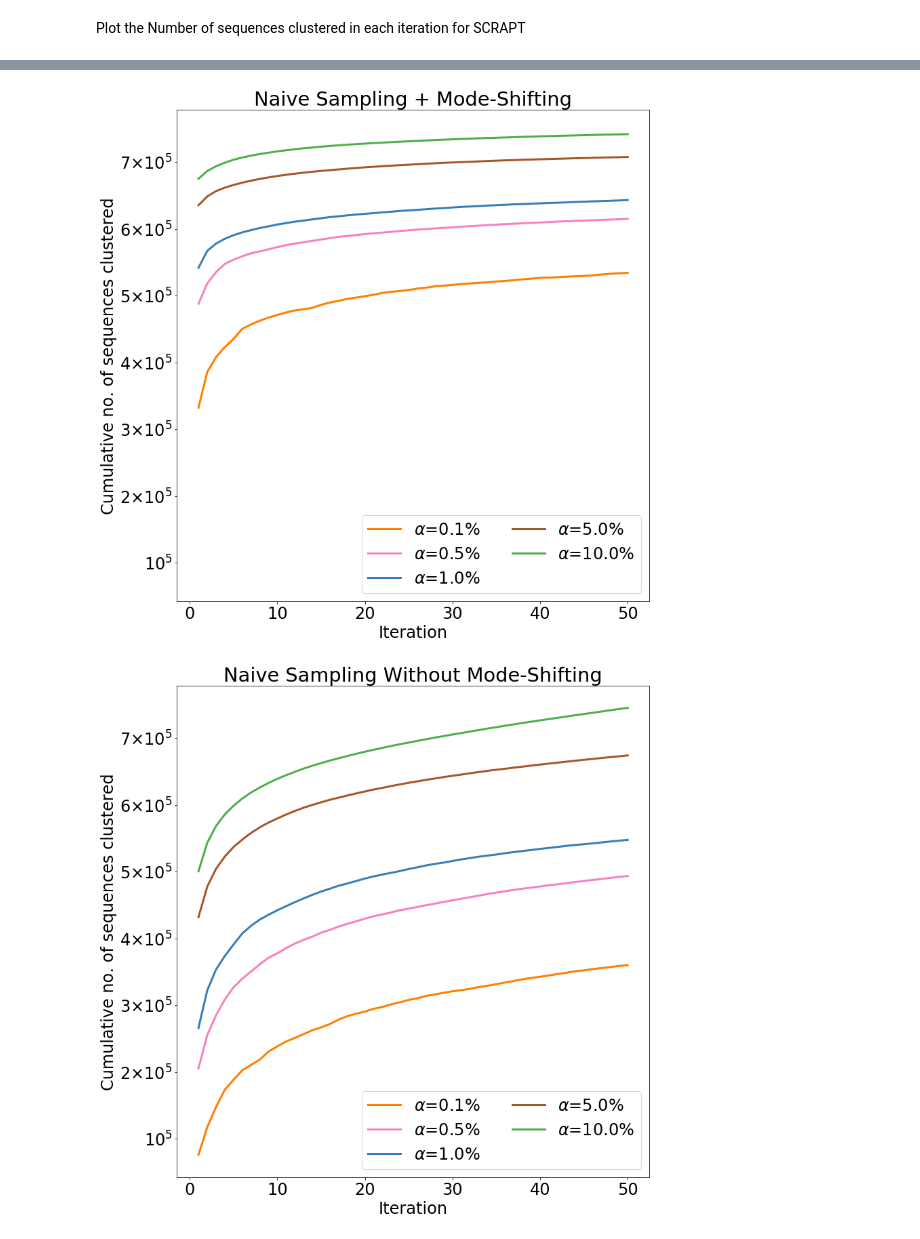
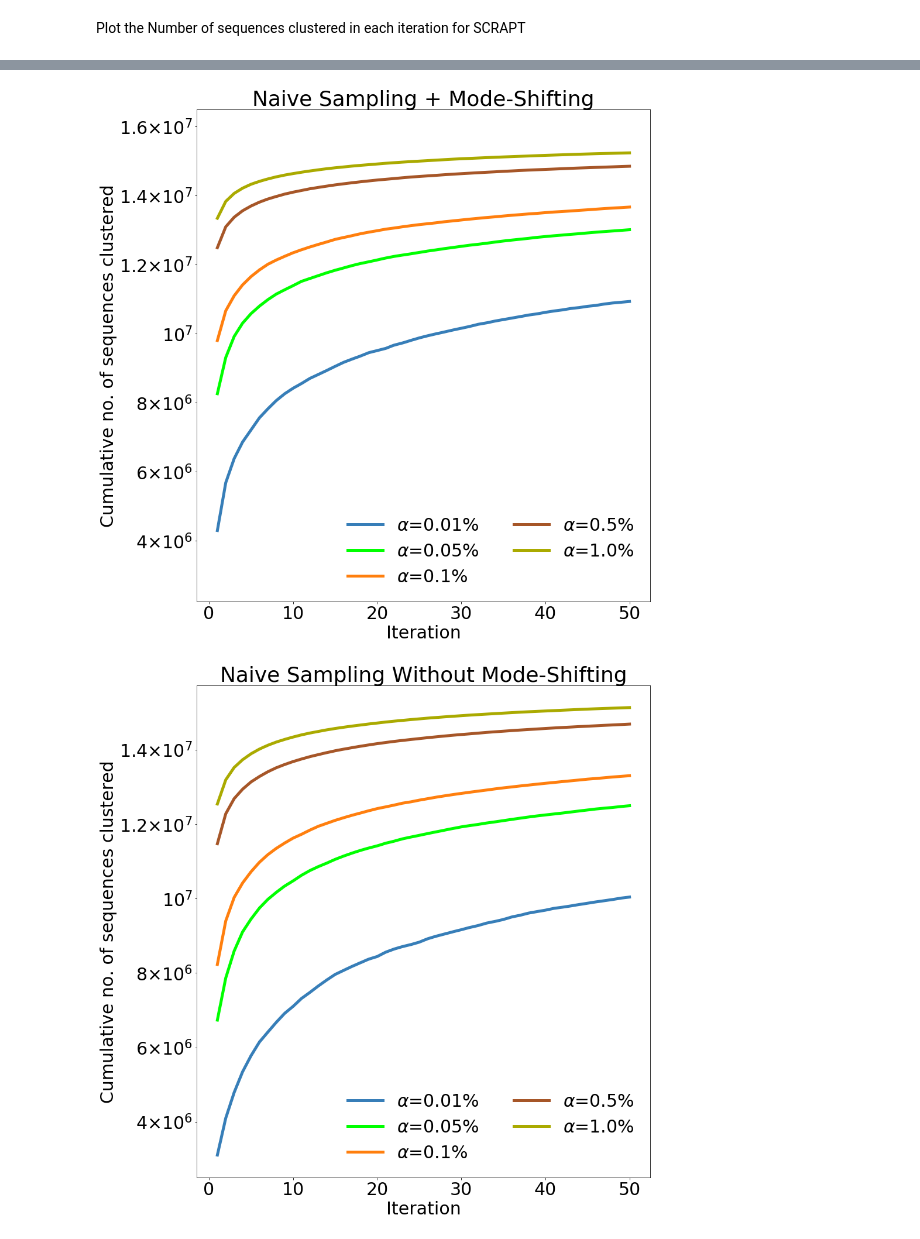
Before and after one commit to hsmurali/SCRAPT, a Jupyter notebook: Experiments/Summarize_Findings/Make_Charts_Clustering.ipynb, the cells around one changed output, grey strips where cells are left out. Drawn from its saved outputs; the diff is of its cells as text; code cells hidden in the pictures.

```diff
--- a/Experiments/Summarize_Findings/Make_Charts_Clustering.ipynb
+++ b/Experiments/Summarize_Findings/Make_Charts_Clustering.ipynb
@@ -9,32 +9,44 @@ import matplotlib.ticker as mtick
 
 from os import mkdir
 from os.path import isdir
-rcParams = {'font.size': 24 , 'font.weight': 'normal', 'font.family': 'sans-serif',
+rcParams = {'font.size': 30 , 'font.weight': 'normal', 'font.family': 'sans-serif',
             'axes.unicode_minus':False, 'axes.labelweight':'normal'}
 plt.rcParams.update(rcParams)
 
-data_dir = '/Users/harihara/Research-Activities/Data/SCRAPT/Lupus-Microbiome-Published/'
+data_dir = '/Users/harihara/Research-Activities/Data/SCRAPT/Spatial_Soil/'
 
 colors = ['#377eb8','lime','C1', '#a65628', '#AAAA00','#bbbbbb','#000000']
 
-alpha = [0.1,0.5, 1.0, 5.0, 10.0]
+alpha = [0.01, 0.05, 0.1, 0.5, 1.0]#, 5.0, 10.0] #[0.01, 0.05]
 keys = ['Adaptive_With_Modeshifting',  'Adaptive_Without_Modeshifting',
         'Fixed_With_Modeshifting',  'Fixed_Without_Modeshifting','DNACLUST', 'CDHIT', 'UCLUST']
 titles = ['Adaptive Sampling + Mode-Shifting (SCRAPT)', 'Adaptive Sampling Without Mode-Shifting',
           'Naive Sampling + Mode-Shifting', 'Naive Sampling Without Mode-Shifting',
           'DNACLUST', 'CDHIT', 'UCLUST']
-out_path = '/Users/harihara/Research-Activities/Plots/Iterative_Clustering/ISMB_Figures/'
+
+s = 0.95
+
+out_path = '/Users/harihara/Research-Activities/Plots/Iterative_Clustering/Spatial_Soil/'
+if not isdir(out_path):
+    mkdir(out_path)
+out_path = out_path+'sim_'+str(s)+'/'
 if not isdir(out_path):
     mkdir(out_path)
 
 f = mtick.ScalarFormatter(useOffset=False, useMathText=True)
-g = lambda x,pos : "${}$".format(f._formatSciNotation('%1.10e' % x))
+g = lambda x,pos : "${}$".format(f._formatSciNotation('%1.1e' % x))
 # %%
-s = 0.98
+
+
 sim = pickle.load(open(data_dir+'/sim_'+str(s)+'.pkl', "rb"))
-n = 980180
-times = {0.99:19, 0.98:13, 0.97:8, 0.96:5, 0.95:4}
-#n = 1773145
-#times = {0.99:36, 0.98:32, 0.97:20, 0.96:13, 0.95:12}
+n = 16608513 #Spatial_Soil
+times = {0.99:184, 0.98:836, 0.97:863, 0.96:1053, 0.95:758}#Spatial_soil
+
+#n = 980180 #Lupus-Published
+#times = {0.99:19, 0.98:13, 0.97:8, 0.96:5, 0.95:4}#Lupus-Published
+
+#n = 1773145 #Lupus-Unpublished
+#times = {0.99:36, 0.98:32, 0.97:20, 0.96:13, 0.95:12} #Lupus-Unpublished
+
 print(sim.keys())
 # %% [output]
@@ -46,23 +58,23 @@ plt.rcParams.update(rcParams)
 figures = []
 
 for i in range(4):
-    fig,ax = plt.subplots(1,1,figsize = (12,12))
+    fig,ax = plt.subplots(1,1,figsize = (14,14))
     for j in range(len(alpha)):
         ax.plot(np.cumsum(sim[alpha[j]][keys[i]]['Cluster_Summary']['Seq_Counts']), color = colors[j],
-                label = r'$\alpha$='+str(alpha[j])+'%', linewidth=3)
+                label = r'$\alpha$='+str(alpha[j])+'%', linewidth=5)
     ax.set_title(titles[i])
     ax.set_xlabel('Iteration')
     ax.set_ylabel('Cumulative no. of sequences clustered')
-    ax.legend(loc = 4, ncol = 2)
+    ax.legend(loc = 4, ncol = 2, frameon=False)
     ax.yaxis.set_major_formatter(mtick.FuncFormatter(g))
     fig.tight_layout()
     figures.append((fig,ax))
 
-ylim = figures[3][1].get_ylim()
+ylim = figures[1][1].get_ylim()
 figures[0][1].set_ylim(ylim)
 figures[1][1].set_ylim(ylim)
 figures[2][1].set_ylim(ylim)
 
 for i in range(0,len(figures)):
-    figures[i][0].savefig(out_path+'Cum_Seq_'+keys[i]+'_0.99.pdf')
+    figures[i][0].savefig(out_path+'Cum_Seq_'+keys[i]+'_'+str(s)+'.pdf')
 # %% [output]
@@ -71,3 +83,3 @@ for i in range(0,len(figures)):
-[figure, old version]
+[figure, new version]
-[figure, old version]
+[figure, new version]
 # %%
```
Also changed, not shown: parts of 6 cells of this notebook, 11 other files.
